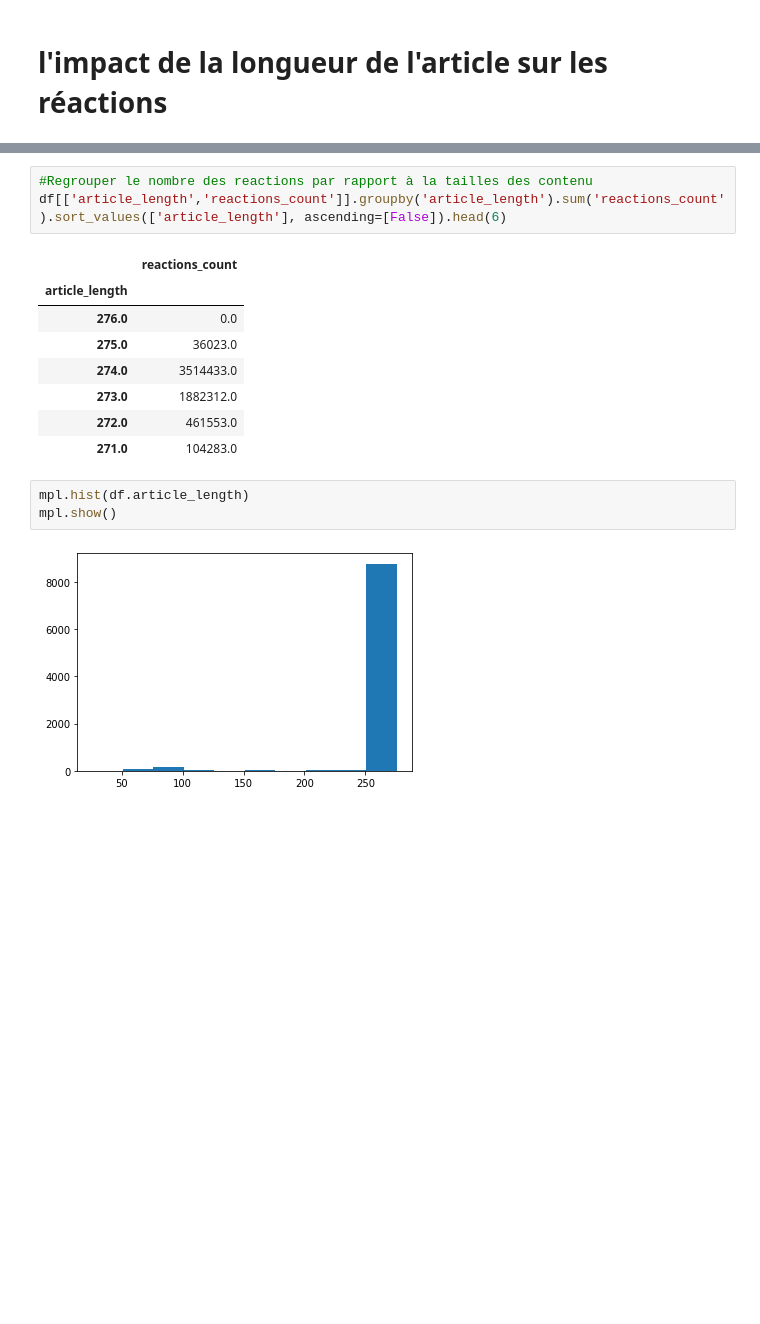
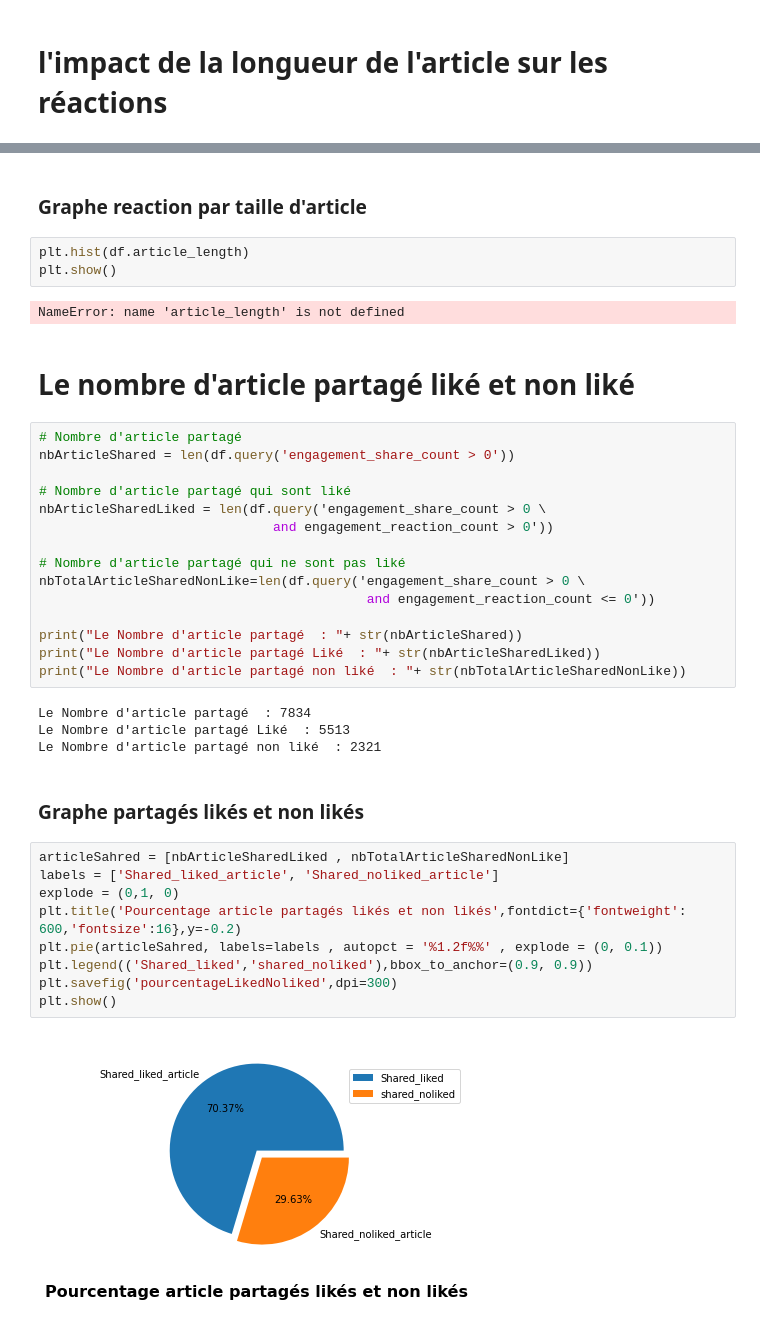
Before and after one commit to vittorio-c/Internet-news-data-with-readers-engagement, a Jupyter notebook: wissem.ipynb, the cells around one changed output, grey strips where cells are left out. Cells and saved outputs as stored; diff of their text form; blank space fills up the shorter version.

Commit message:
likes and shares

```diff
--- a/wissem.ipynb
+++ b/wissem.ipynb
@@ -39,17 +64,41 @@ df['article_length']= df['content'].str.len()
-# %%
-#Regrouper le nombre des reactions par rapport à la tailles des contenu
-df[['article_length','reactions_count']].groupby('article_length').sum('reactions_count').sort_values(['article_length'], ascending=[False]).head(6)
-# %% [output]
-|  | reactions_count |
-| article_length |  |
-| 276.0 | 0.0 |
-| 275.0 | 36023.0 |
-| 274.0 | 3514433.0 |
-| 273.0 | 1882312.0 |
-| 272.0 | 461553.0 |
-| 271.0 | 104283.0 |
+# %% [markdown]
+### Graphe reaction par taille d'article
 # %%
-mpl.hist(df.article_length)
-mpl.show()
+plt.hist(df.article_length)
+plt.show()
 # %% [output]
-[figure, removed]
+NameError: name 'article_length' is not defined
+# %% [markdown]
+# Le nombre d'article partagé liké et non liké
+# %%
+# Nombre d'article partagé
+nbArticleShared = len(df.query('engagement_share_count > 0'))
+
+# Nombre d'article partagé qui sont liké
+nbArticleSharedLiked = len(df.query('engagement_share_count > 0 \
+                              and engagement_reaction_count > 0'))
+
+# Nombre d'article partagé qui ne sont pas liké
+nbTotalArticleSharedNonLike=len(df.query('engagement_share_count > 0 \
+                                          and engagement_reaction_count <= 0'))
+
+print("Le Nombre d'article partagé  : "+ str(nbArticleShared))
+print("Le Nombre d'article partagé Liké  : "+ str(nbArticleSharedLiked))
+print("Le Nombre d'article partagé non liké  : "+ str(nbTotalArticleSharedNonLike))
+# %% [output]
+Le Nombre d'article partagé  : 7834
+Le Nombre d'article partagé Liké  : 5513
+Le Nombre d'article partagé non liké  : 2321
+# %% [markdown]
+### Graphe partagés likés et non likés
+# %%
+articleSahred = [nbArticleSharedLiked , nbTotalArticleSharedNonLike]
+labels = ['Shared_liked_article', 'Shared_noliked_article']
+explode = (0,1, 0)
+plt.title('Pourcentage article partagés likés et non likés',fontdict={'fontweight': 600,'fontsize':16},y=-0.2)
+plt.pie(articleSahred, labels=labels , autopct = '%1.2f%%' , explode = (0, 0.1))
+plt.legend(('Shared_liked','shared_noliked'),bbox_to_anchor=(0.9, 0.9))
+plt.savefig('pourcentageLikedNoliked',dpi=300)
+plt.show()
+# %% [output]
+[figure, added]
```
Also changed, not shown: parts of 15 cells of this notebook, 1 other file.
